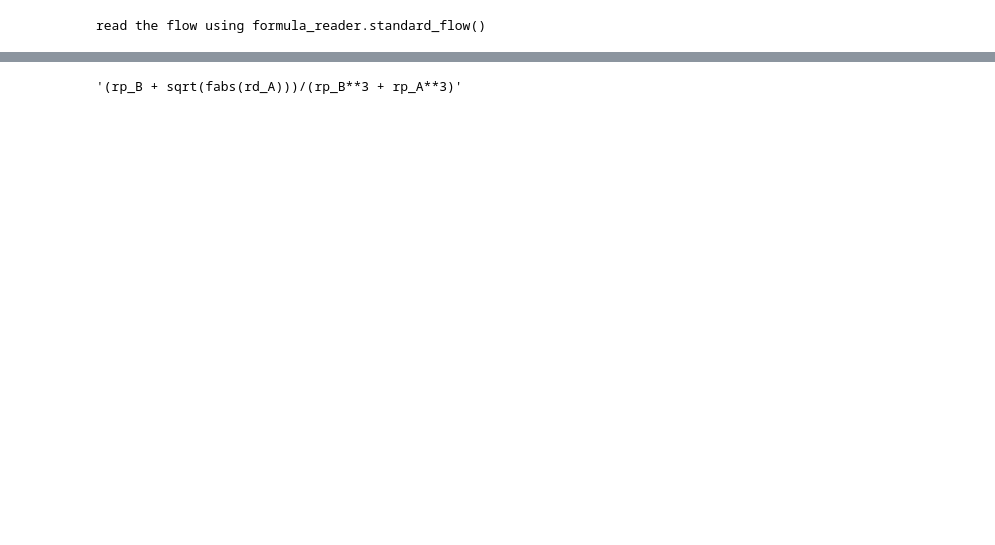
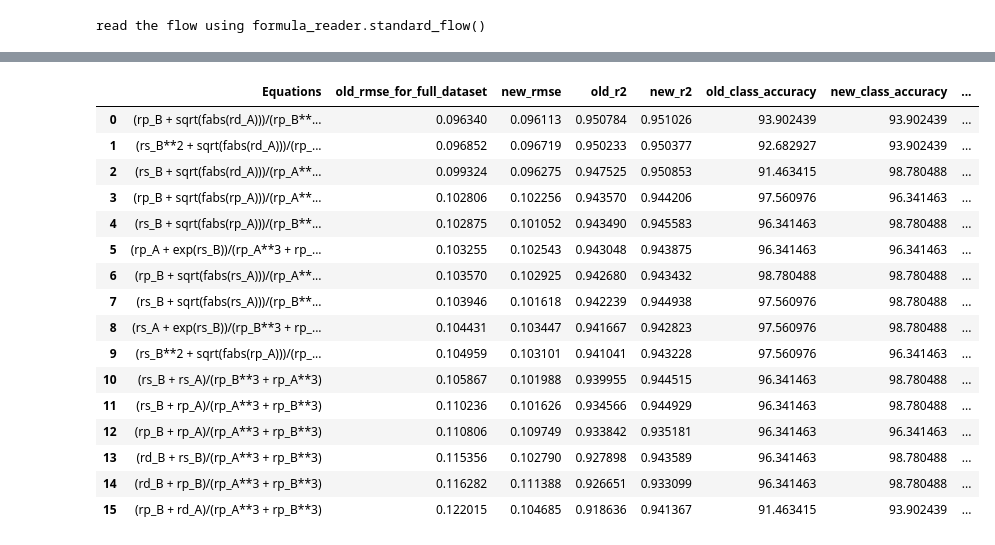
Before and after one commit to u-gajera/Mat-info, a Jupyter notebook: sec_opt_gen34.ipynb, the cells around one changed output, grey strips where cells are left out. Saved outputs shown, nothing was run; the diff lists cells and outputs as text; code cells hidden in the pictures; blank space fills up the shorter version.

```diff
--- a/sec_opt_gen34.ipynb
+++ b/sec_opt_gen34.ipynb
@@ -55,7 +55,7 @@ min_slops, min_intercepts   =[],[]
 r2_scores, cls_acss         =[],[]
 regression = 'On'
 rounding   = 12
-target_property = 'classification_accuracy' # 'RMSE' or 'classification_accuracy'
+target_property = 'r2_score' # 'RMSE' or 'classification_accuracy'
 
 actute_species = ['RS' if i < 0 else 'ZB' for i in dataset_test.DE]
 def target_func(pred, actu):
@@ -66,7 +66,19 @@ def target_func(pred, actu):
     cls_acs      = (len(quant_res)*100/82)
     return rmse, r2, cls_acs
 
-for equation in all_equations[21:22]:#+all_equations[4:7]+all_equations[8:9]:
+def args_ind(target_property, temp_rmse, temp_cls_acs, temp_r2):
+    if target_property == 'RMSE':
+        args = np.argmin(temp_rmse)
+
+    elif target_property == 'classification_accuracy':
+        args = np.argmax(temp_cls_acs)
+
+    elif target_property == 'r2_score':
+        args = np.argmax(temp_r2)
+
+    return args
+
+for equation in all_equations[21:32]+all_equations[34:38]+all_equations[40:41]:
     slops, intercepts = [],[]
     equation = equation.replace('HOMOKS','HOMO')
     equation = equation.replace('LUMOKS','LUMO')
@@ -93,10 +105,10 @@ for equation in all_equations[21:22]:#+all_equations[4:7]+all_equations[8:9]:
     intercept = regressor.intercept_
 
     temp_rmse, value_lst, temp_r2, temp_cls_acs = [],[],[],[]
-    for ii in np.arange(-1.1,1.1,0.01):
-        for jj in np.arange(-1.1,1.1,0.01):
-            for kk in np.arange(-1.1,1.1,0.01):
-                for nn in np.arange(-1.1,1.1,0.01):
+    for ii in np.arange(-1.1,1.1,0.1):
+        for jj in np.arange(-1.1,1.1,0.1):
+            for kk in np.arange(-1.1,1.1,0.1):
+                for nn in np.arange(-1.1,1.1,0.1):
                     if (np.round(ii,4)==0. and np.round(jj,4)==0.) or \
                         (np.round(kk,4)==0. and np.round(nn,4)==0.):
                         pass
@@ -126,20 +138,14 @@ for equation in all_equations[21:22]:#+all_equations[4:7]+all_equations[8:9]:
                             temp_cls_acs.append(cls_acs)
                             value_lst.append([np.round(ii,4), np.round(jj,4),
                                               np.round(kk,4), np.round(nn,4)])
+        args_ind(target_property, temp_rmse, temp_cls_acs, temp_r2)
 
-    if target_property == 'RMSE':
-        args = np.argmin(temp_rmse)
-
-    elif target_property == 'classification_accuracy':
-        args = np.argmax(temp_cls_acs)
-
-    elif target_property == 'r2_score':
-        args = np.argmax(temp_r2)
-
+    args = args_ind(target_property, temp_rmse, temp_cls_acs, temp_r2)
     print(value_lst[args], temp_rmse[args], temp_r2[args], temp_cls_acs[args])
-    diff=  [0.1,0.01,0.001,0.0001]
-    interval = [0.01,0.001,0.0001,0.00001]
+    diff=  [0.1,0.01,0.001]
+    interval = [0.02,0.002,0.0002]
     for ll in range(len(diff)):
+        args = args_ind(target_property, temp_rmse, temp_cls_acs, temp_r2)
         range_lst = value_lst[args]
         for ii in (np.arange(range_lst[0]-diff[ll],
                              range_lst[0]+diff[ll],interval[ll])):
@@ -210,7 +356,23 @@ test_func = 0.633*(-0.85*dataset_test['rp_B'].values**2+1.09*np.exp(dataset_test
 # %%
 pred_species = ['RS' if i < 0 else 'ZB' for i in test_func]
 quant_res    = ([i for i, j in zip(actute_species, pred_species) if i == j])
-# %%
-all_equations[21]
-# %% [output]
-'(rp_B + sqrt(fabs(rd_A)))/(rp_B**3 + rp_A**3)'
+# %%
+df
+# %% [output]
+|  | Equations | old_rmse_for_full_dataset | new_rmse | old_r2 | new_r2 | old_class_accuracy | new_class_accuracy | ... |
+| 0 | (rp_B + sqrt(fabs(rd_A)))/(rp_B**... | 0.096340 | 0.096113 | 0.950784 | 0.951026 | 93.902439 | 93.902439 | ... |
+| 1 | (rs_B**2 + sqrt(fabs(rd_A)))/(rp_... | 0.096852 | 0.096719 | 0.950233 | 0.950377 | 92.682927 | 93.902439 | ... |
+| 2 | (rs_B + sqrt(fabs(rd_A)))/(rp_A**... | 0.099324 | 0.096275 | 0.947525 | 0.950853 | 91.463415 | 98.780488 | ... |
+| 3 | (rp_B + sqrt(fabs(rp_A)))/(rp_A**... | 0.102806 | 0.102256 | 0.943570 | 0.944206 | 97.560976 | 96.341463 | ... |
+| 4 | (rs_B + sqrt(fabs(rp_A)))/(rp_B**... | 0.102875 | 0.101052 | 0.943490 | 0.945583 | 96.341463 | 98.780488 | ... |
+| 5 | (rp_A + exp(rs_B))/(rp_A**3 + rp_... | 0.103255 | 0.102543 | 0.943048 | 0.943875 | 96.341463 | 96.341463 | ... |
+| 6 | (rp_B + sqrt(fabs(rs_A)))/(rp_A**... | 0.103570 | 0.102925 | 0.942680 | 0.943432 | 98.780488 | 98.780488 | ... |
+| 7 | (rs_B + sqrt(fabs(rs_A)))/(rp_B**... | 0.103946 | 0.101618 | 0.942239 | 0.944938 | 97.560976 | 98.780488 | ... |
+| 8 | (rs_A + exp(rs_B))/(rp_B**3 + rp_... | 0.104431 | 0.103447 | 0.941667 | 0.942823 | 97.560976 | 98.780488 | ... |
+| 9 | (rs_B**2 + sqrt(fabs(rp_A)))/(rp_... | 0.104959 | 0.103101 | 0.941041 | 0.943228 | 97.560976 | 96.341463 | ... |
+| 10 | (rs_B + rs_A)/(rp_B**3 + rp_A**3) | 0.105867 | 0.101988 | 0.939955 | 0.944515 | 96.341463 | 98.780488 | ... |
+| 11 | (rs_B + rp_A)/(rp_A**3 + rp_B**3) | 0.110236 | 0.101626 | 0.934566 | 0.944929 | 96.341463 | 98.780488 | ... |
+| 12 | (rp_B + rp_A)/(rp_A**3 + rp_B**3) | 0.110806 | 0.109749 | 0.933842 | 0.935181 | 96.341463 | 96.341463 | ... |
+| 13 | (rd_B + rs_B)/(rp_A**3 + rp_B**3) | 0.115356 | 0.102790 | 0.927898 | 0.943589 | 96.341463 | 98.780488 | ... |
+| 14 | (rd_B + rp_B)/(rp_A**3 + rp_B**3) | 0.116282 | 0.111388 | 0.926651 | 0.933099 | 96.341463 | 98.780488 | ... |
+| 15 | (rp_B + rd_A)/(rp_A**3 + rp_B**3) | 0.122015 | 0.104685 | 0.918636 | 0.941367 | 91.463415 | 93.902439 | ... |
```
Also changed, not shown: parts of 1 cell of this notebook.
